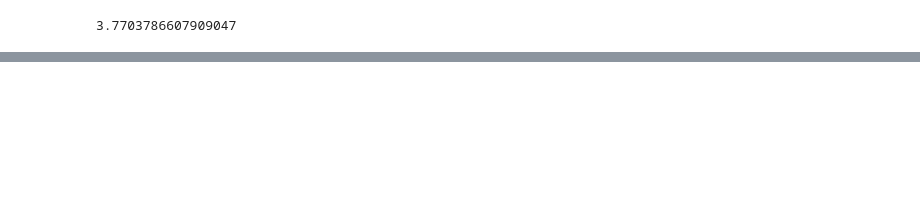
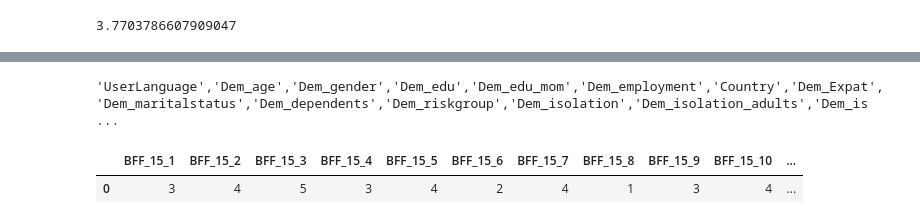
Before and after one commit to antoniovmonge/psycoviddash, a Jupyter notebook: notebooks/radar_charts.ipynb, the cells around one changed output, grey strips where cells are left out. Cells and saved outputs as stored; diff of their text form; code cells hidden in the pictures; blank space fills up the shorter version.

```diff
--- a/notebooks/radar_charts.ipynb
+++ b/notebooks/radar_charts.ipynb
@@ -19,0 +25,5 @@ TypeError: 'method' object is not subscriptable
+# %%
+for i in df.columns:
+    print (f"'{i}',", end='')
+# %% [output]
+'UserLanguage','Dem_age','Dem_gender','Dem_edu','Dem_edu_mom','Dem_employment','Country','Dem_Expat','Dem_maritalstatus','Dem_dependents','Dem_riskgroup','Dem_isolation','Dem_isolation_adults','Dem_is ...
@@ -19,0 +34,12 @@ TypeError: 'method' object is not subscriptable
+# %%
+df_predict = pd.DataFrame(
+        columns=['BFF_15_1','BFF_15_2', 'BFF_15_3', 'BFF_15_4', 'BFF_15_5', 'BFF_15_6',
+                 'BFF_15_7', 'BFF_15_8','BFF_15_9', 'BFF_15_10', 'BFF_15_11', 'BFF_15_12',
+                 'BFF_15_13', 'BFF_15_14', 'BFF_15_15'],
+        data=[[3,4,5,3,4,2,4,1,3,4,5,1,6,5,3]]
+    )
+# %%
+df_predict
+# %% [output]
+|  | BFF_15_1 | BFF_15_2 | BFF_15_3 | BFF_15_4 | BFF_15_5 | BFF_15_6 | BFF_15_7 | BFF_15_8 | BFF_15_9 | BFF_15_10 | ... |
+| 0 | 3 | 4 | 5 | 3 | 4 | 2 | 4 | 1 | 3 | 4 | ... |
```
Also changed, not shown: parts of 11 cells of this notebook, 4 other files.
